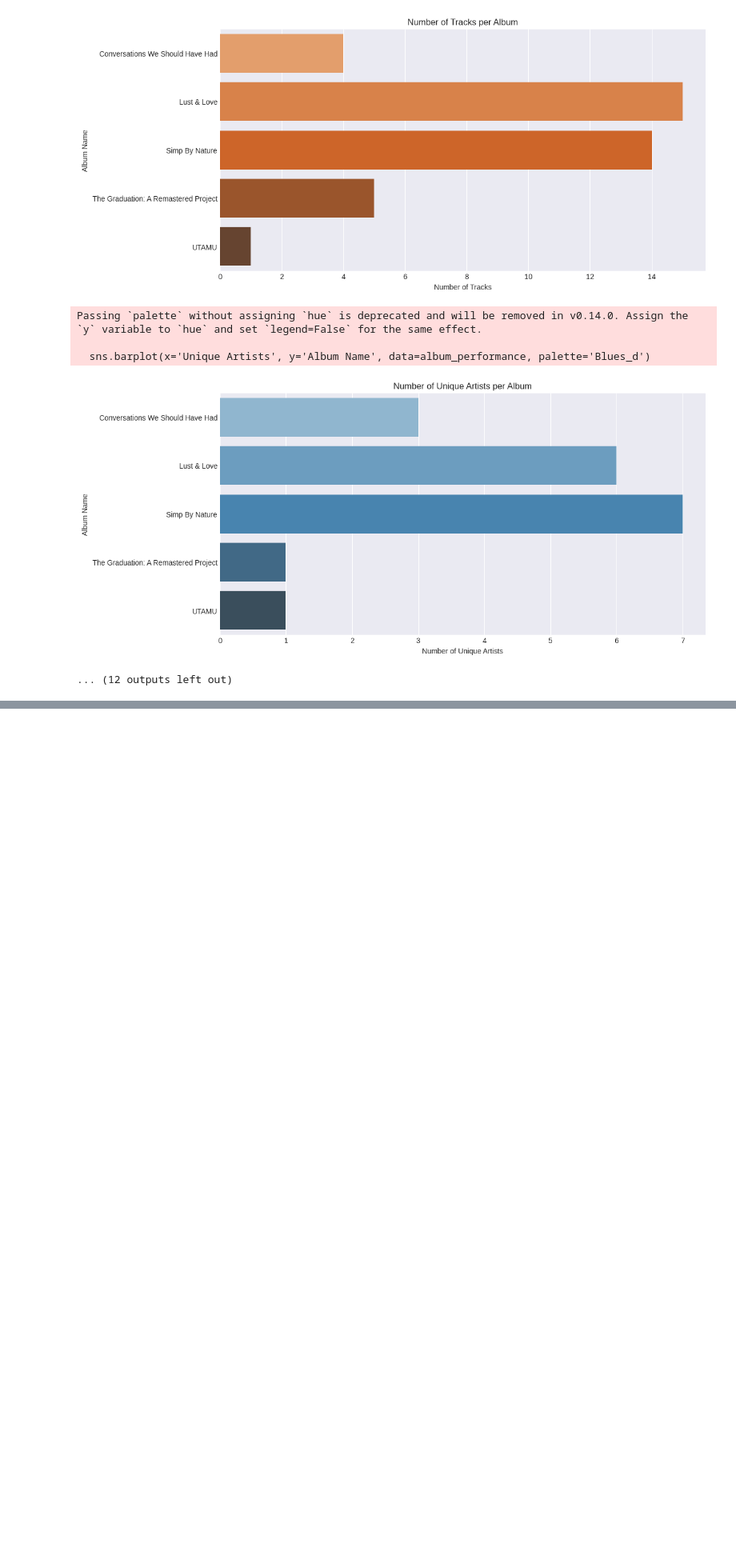
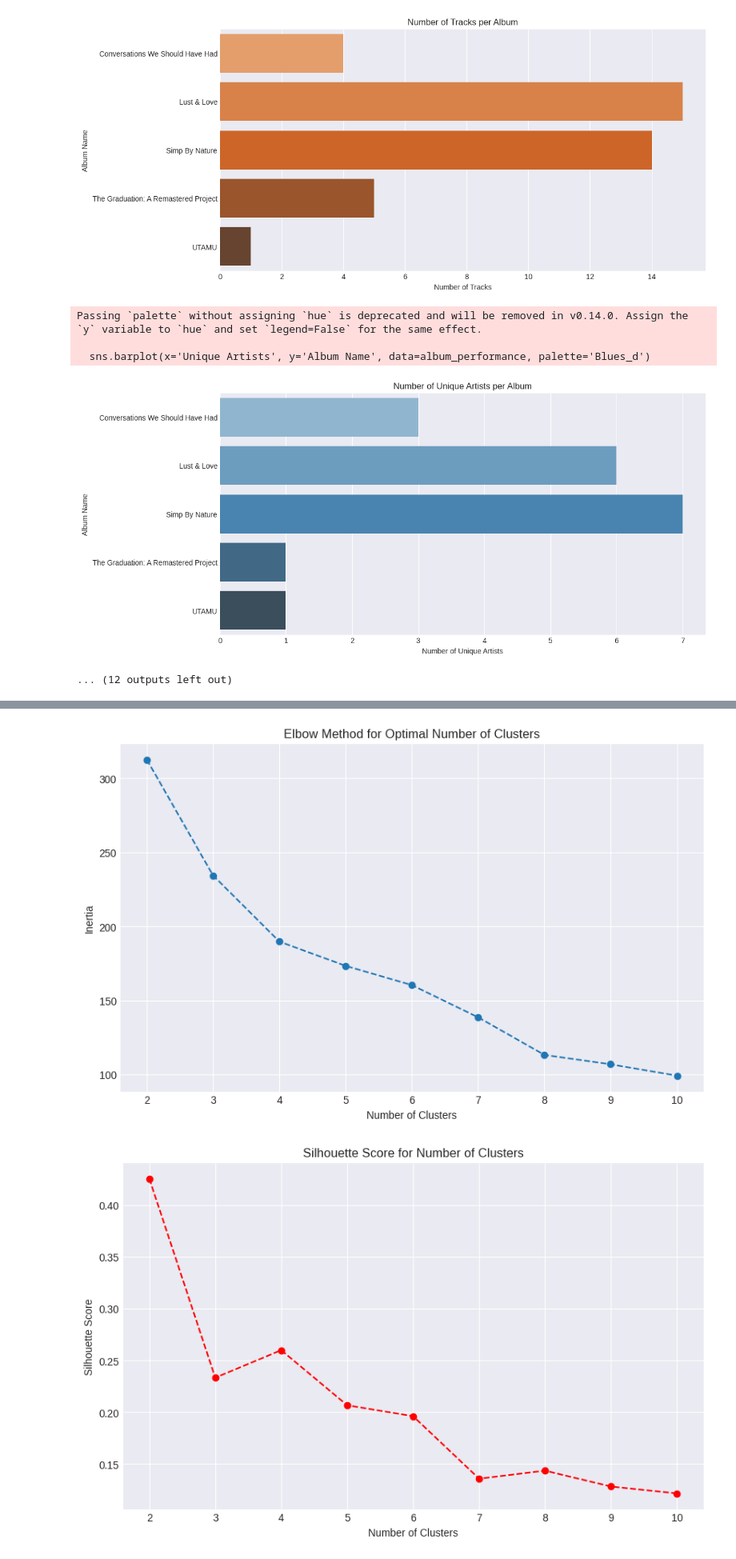
Before and after one commit to dennisgathu8/36CHAMBERS, a Jupyter notebook: Enter_the_WU_36_CHAMBERS.ipynb, the cells around one changed output, grey strips where cells are left out. Shown at 80% size. Cells and saved outputs as stored; diff of their text form; code cells hidden in the pictures; blank space fills up the shorter version.

```diff
--- a/Enter_the_WU_36_CHAMBERS.ipynb
+++ b/Enter_the_WU_36_CHAMBERS.ipynb
@@ -372,0 +523,44 @@ Passing `palette` without assigning `hue` is deprecated and will be removed in v
+# %%
+from sklearn.metrics import silhouette_score
+
+# Elbow method to find the optimal number of clusters
+inertia = []
+silhouette = []
+
+for n in range(2, 11):
+    kmeans = KMeans(n_clusters=n, random_state=42)
+    kmeans.fit(scaled_features)
+    inertia.append(kmeans.inertia_)
+    silhouette.append(silhouette_score(scaled_features, kmeans.labels_))
+
+# Plot the inertia to see the "elbow"
+plt.figure(figsize=(10, 6))
+plt.plot(range(2, 11), inertia, marker='o', linestyle='--')
+plt.title('Elbow Method for Optimal Number of Clusters')
+plt.xlabel('Number of Clusters')
+plt.ylabel('Inertia')
+plt.show()
+
+# Plot silhouette scores to assess cluster quality
+plt.figure(figsize=(10, 6))
+plt.plot(range(2, 11), silhouette, marker='o', linestyle='--', color='red')
+plt.title('Silhouette Score for Number of Clusters')
+plt.xlabel('Number of Clusters')
+plt.ylabel('Silhouette Score')
+plt.show()
+
+# Choose the optimal number of clusters based on the elbow or silhouette score (e.g., n=3)
+optimal_clusters = 3
+kmeans = KMeans(n_clusters=optimal_clusters, random_state=42)
+music_df['Cluster'] = kmeans.fit_predict(scaled_features)
+
+# Visualize clusters again
+plt.figure(figsize=(12, 6))
+sns.scatterplot(x='Danceability', y='Energy', hue='Cluster', data=music_df, palette='viridis', s=100, alpha=0.8)
+plt.title(f'K-Means Clustering of Tracks (n={optimal_clusters})')
+plt.xlabel('Danceability')
+plt.ylabel('Energy')
+plt.show()
+# %% [output]
+[figure, added]
+[figure, added]
```
Also changed, not shown: parts of 15 cells of this notebook.
